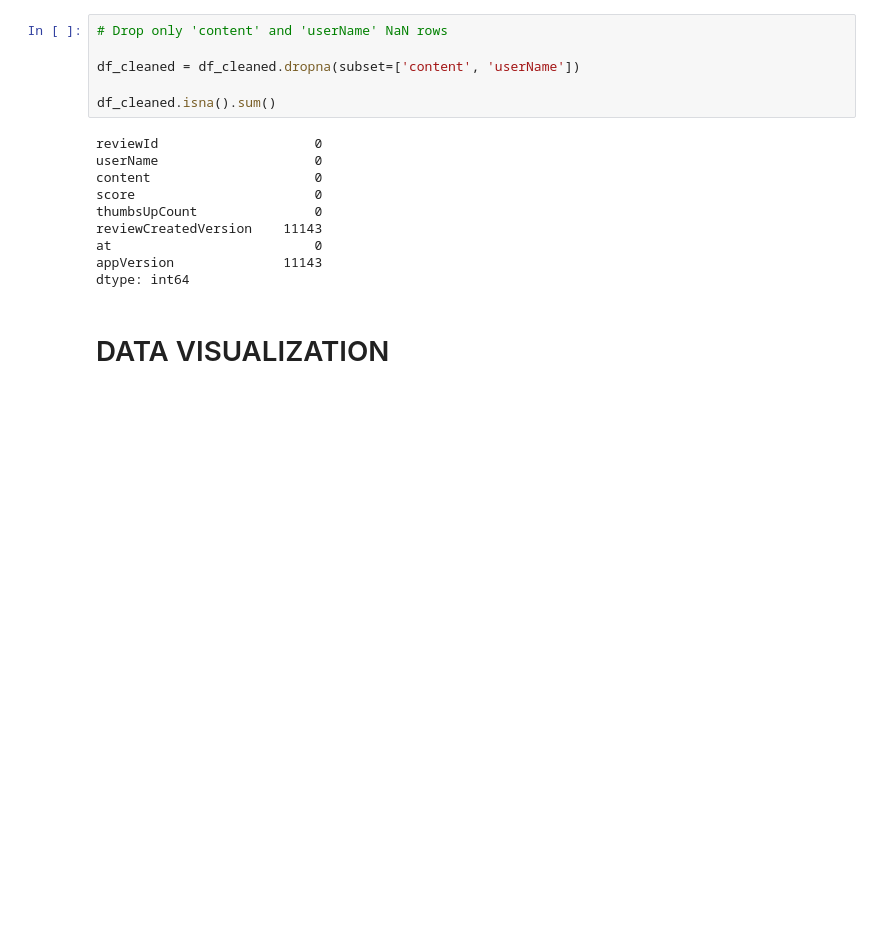
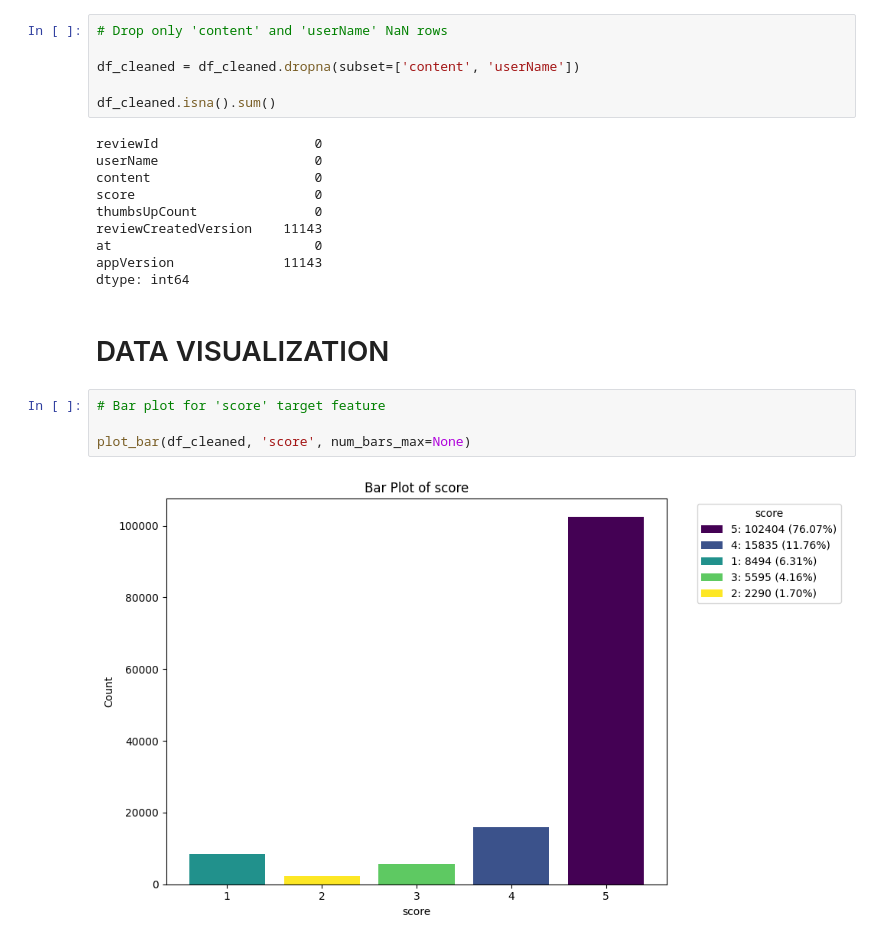
Before and after one commit to Silvano315/NLP-for-ChatGPT-Reviews, a Jupyter notebook: EDA.ipynb, the cells around one changed output. Cells and saved outputs as stored; diff of their text form; blank space fills up the shorter version.

```diff
--- a/EDA.ipynb
+++ b/EDA.ipynb
@@ -117,3 +121,9 @@ appVersion              11143
 dtype: int64
 # %% [markdown]
 # DATA VISUALIZATION
+# %%
+# Bar plot for 'score' target feature
+
+plot_bar(df_cleaned, 'score', num_bars_max=None)
+# %% [output]
+[figure, added]
```
Also changed, not shown: parts of 3 cells of this notebook.
